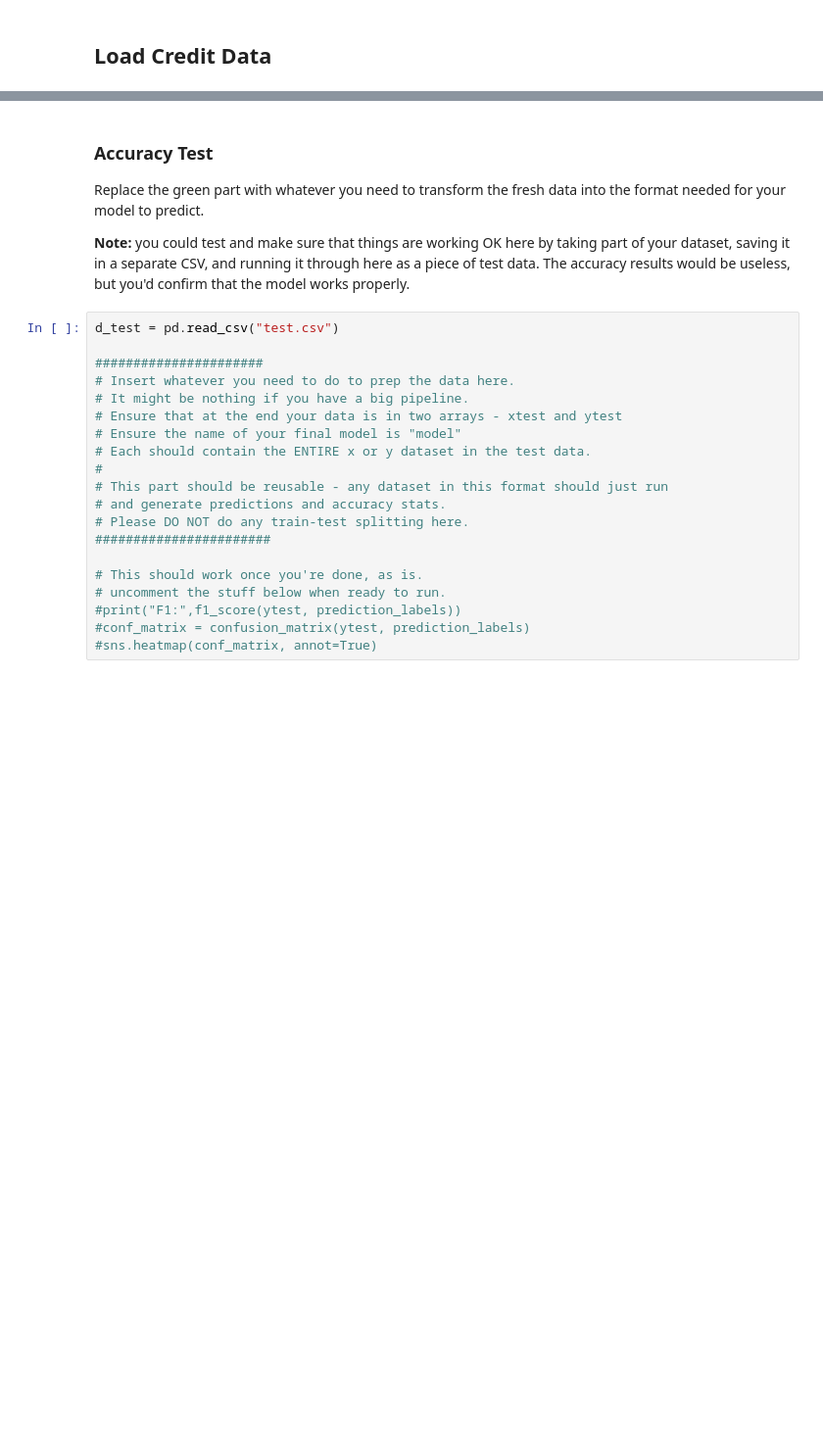
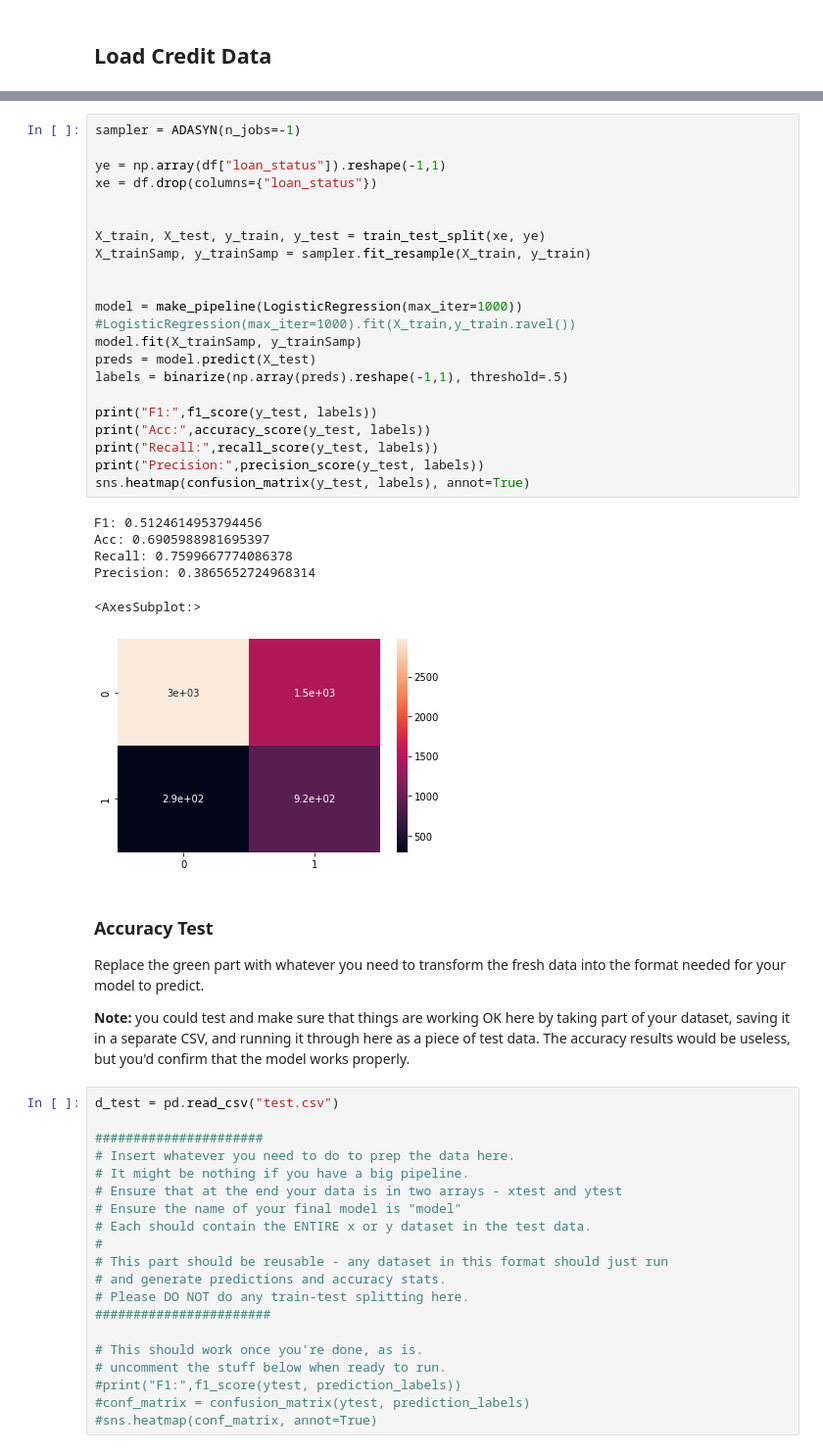
Before and after one commit to shaunmcgregor/BSIP_Assignment_4_Students, a Jupyter notebook: asn4_start.ipynb, the cells around one changed output, grey strips where cells are left out. Shown at 98% size. Cells and saved outputs as stored; diff of their text form; blank space fills up the shorter version.

```diff
--- a/asn4_start.ipynb
+++ b/asn4_start.ipynb
@@ -67,3 +144,32 @@ df.head()
+# %%
+sampler = ADASYN(n_jobs=-1)
+
+ye = np.array(df["loan_status"]).reshape(-1,1)
+xe = df.drop(columns={"loan_status"})
+
+
+X_train, X_test, y_train, y_test = train_test_split(xe, ye)
+X_trainSamp, y_trainSamp = sampler.fit_resample(X_train, y_train)
+
+
+model = make_pipeline(LogisticRegression(max_iter=1000))
+#LogisticRegression(max_iter=1000).fit(X_train,y_train.ravel())
+model.fit(X_trainSamp, y_trainSamp)
+preds = model.predict(X_test)
+labels = binarize(np.array(preds).reshape(-1,1), threshold=.5)
+
+print("F1:",f1_score(y_test, labels))
+print("Acc:",accuracy_score(y_test, labels))
+print("Recall:",recall_score(y_test, labels))
+print("Precision:",precision_score(y_test, labels))
+sns.heatmap(confusion_matrix(y_test, labels), annot=True)
+# %% [output]
+F1: 0.5124614953794456
+Acc: 0.6905988981695397
+Recall: 0.7599667774086378
+Precision: 0.3865652724968314
+<AxesSubplot:>
+[figure, added]
 # %% [markdown]
 ### Accuracy Test
 
```
Also changed, not shown: parts of 8 cells of this notebook.
